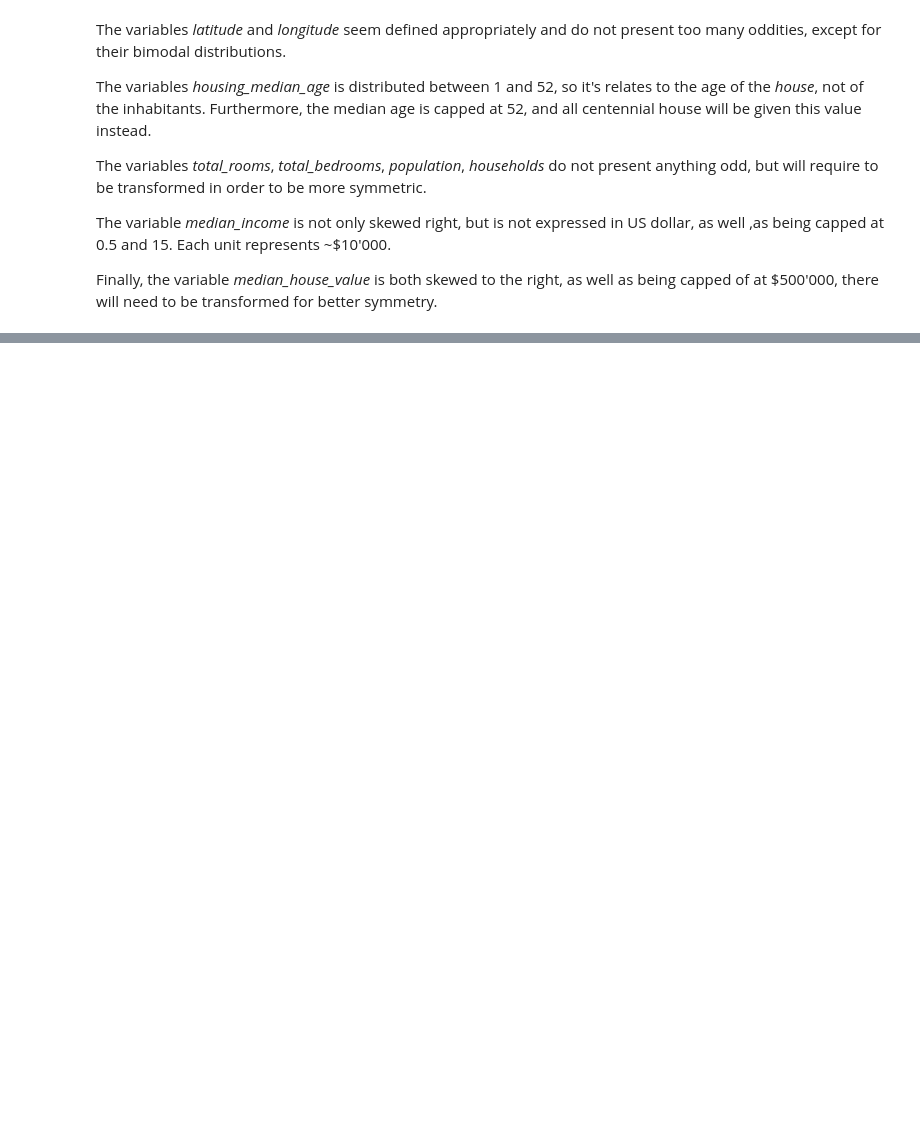
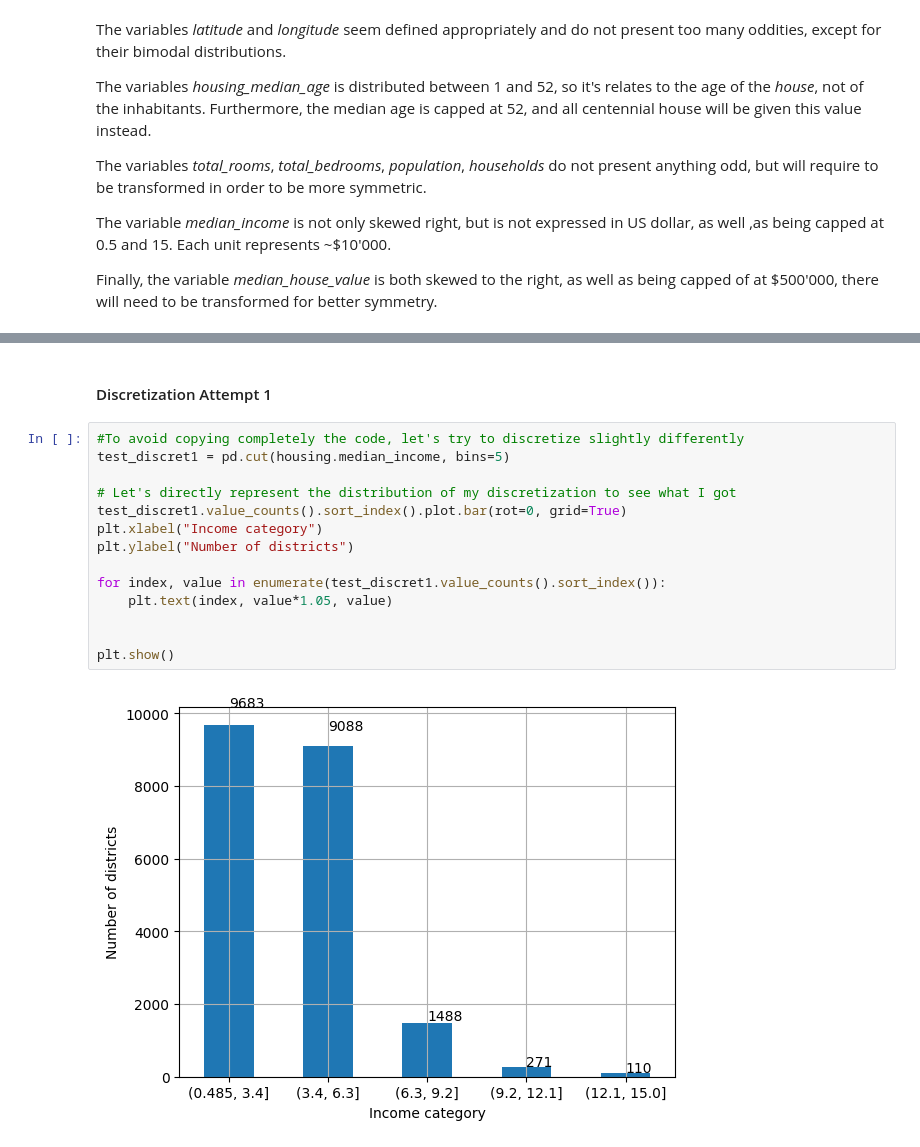
Before and after one commit to LucidOtter/MLLearning, a Jupyter notebook: 02_end2end_MLLearning.ipynb, the cells around one changed output, grey strips where cells are left out. Drawn from its saved outputs; the diff is of its cells as text; blank space fills up the shorter version.

```diff
--- a/02_end2end_MLLearning.ipynb
+++ b/02_end2end_MLLearning.ipynb
@@ -69,0 +105,18 @@ According to experts, median income is a extremely important predictor of median
+# %% [markdown]
+#### Discretization Attempt 1
+# %%
+#To avoid copying completely the code, let's try to discretize slightly differently
+test_discret1 = pd.cut(housing.median_income, bins=5)
+
+# Let's directly represent the distribution of my discretization to see what I got
+test_discret1.value_counts().sort_index().plot.bar(rot=0, grid=True)
+plt.xlabel("Income category")
+plt.ylabel("Number of districts")
+
+for index, value in enumerate(test_discret1.value_counts().sort_index()):
+    plt.text(index, value*1.05, value)
+
+
+plt.show()
+# %% [output]
+[figure, added]
```
Also changed, not shown: parts of 15 cells of this notebook.
